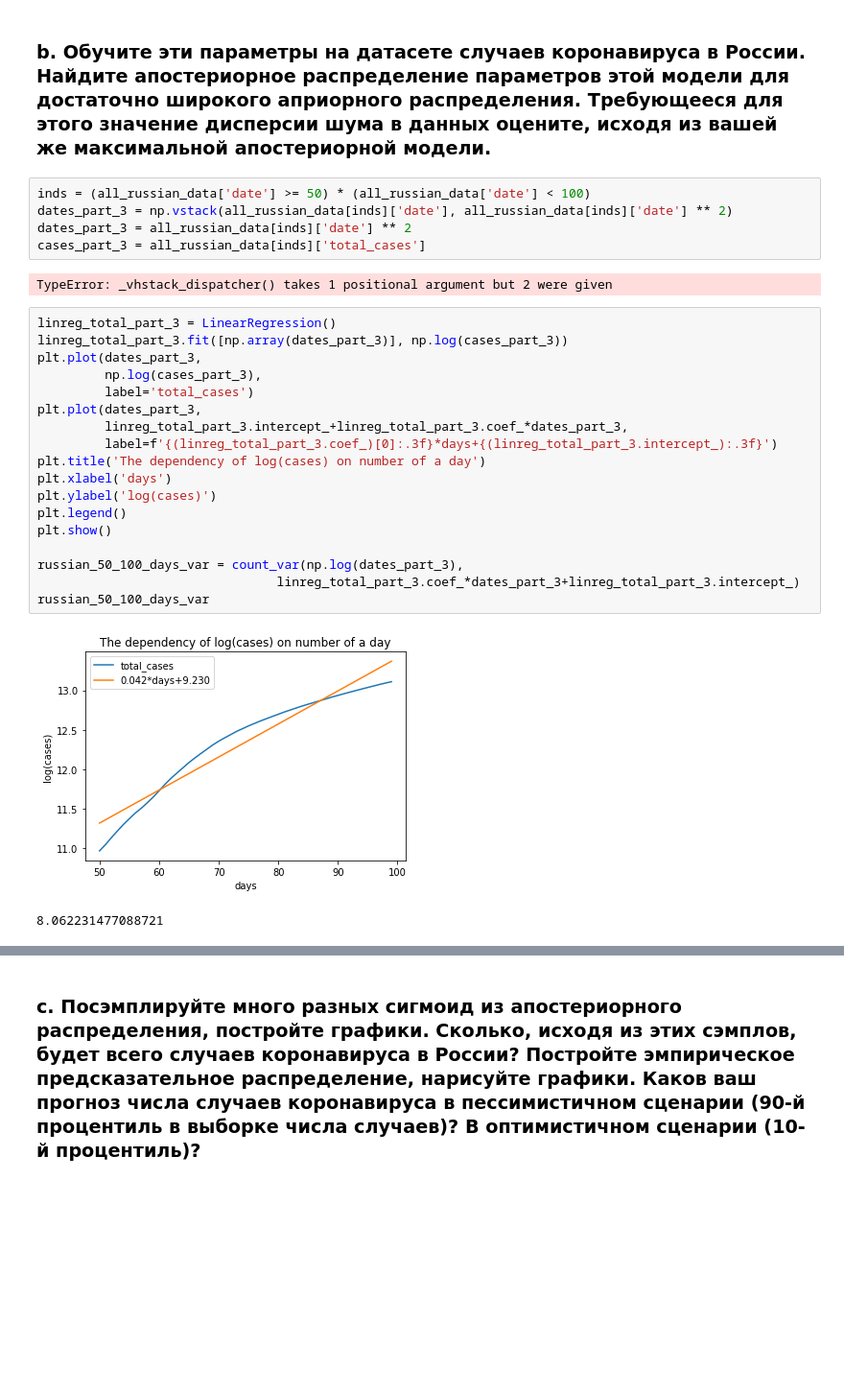
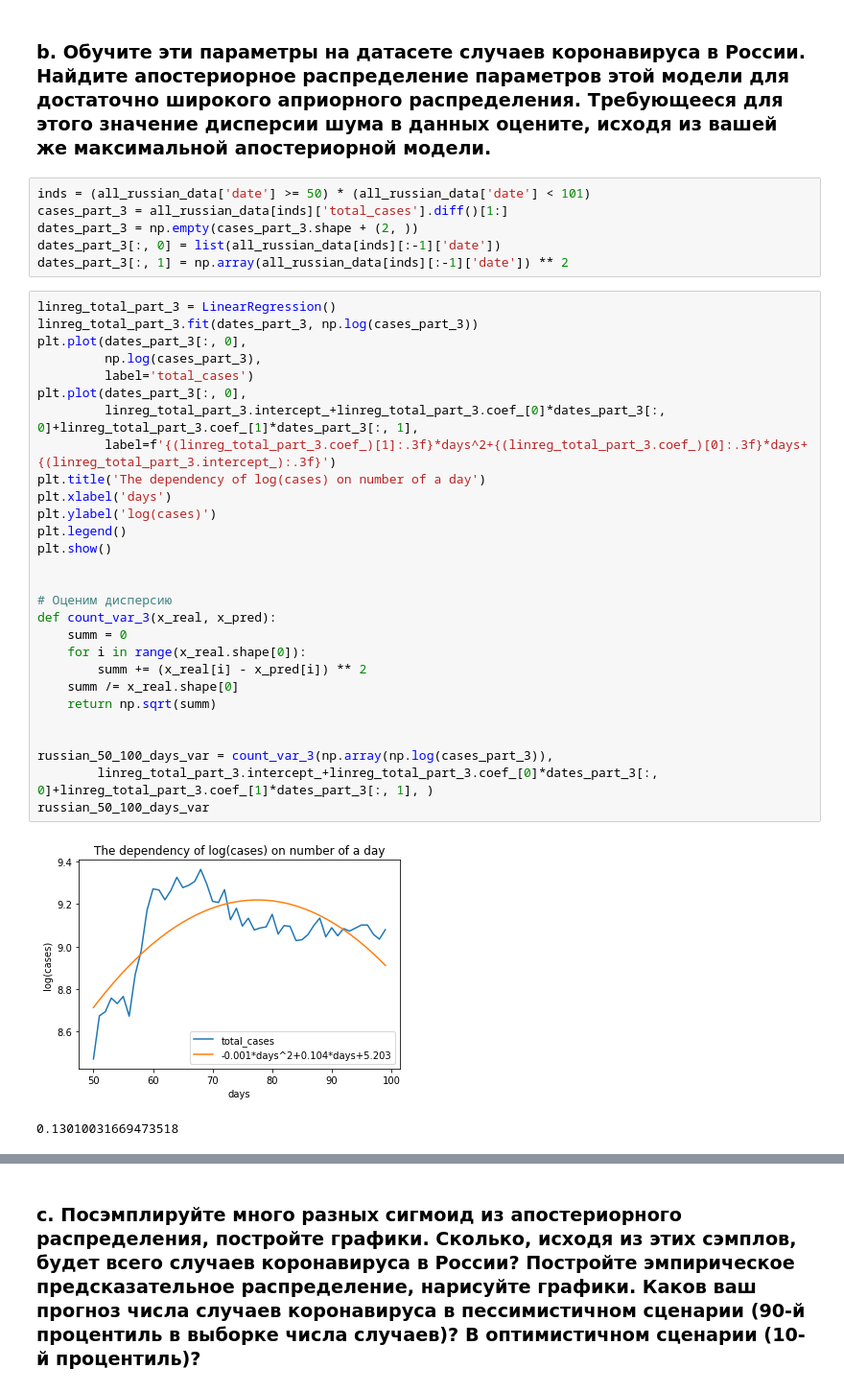
Before and after one commit to MikhailYeka/adv_ml_hws, a Jupyter notebook: HW1.ipynb, the cells around one changed output, grey strips where cells are left out. Shown: that part at 96% size. Cells and saved outputs as stored; diff of their text form; blank space fills up the shorter version.

```diff
--- a/HW1.ipynb
+++ b/HW1.ipynb
@@ -402,31 +425,40 @@ plt.show()
 Можно попробовать обучить вторую гауссоиду для последующих 50 дней (то есть в период с 50-го по 100-ый день, начиная с 03 марта).
 # %% [markdown]
 ### b. Обучите эти параметры на датасете случаев коронавируса в России. Найдите апостериорное распределение параметров этой модели для достаточно широкого априорного распределения. Требующееся для этого значение дисперсии шума в данных оцените, исходя из вашей же максимальной апостериорной модели.
-# %%
-inds = (all_russian_data['date'] >= 50) * (all_russian_data['date'] < 100)
-dates_part_3 = np.vstack(all_russian_data[inds]['date'], all_russian_data[inds]['date'] ** 2)
-dates_part_3 = all_russian_data[inds]['date'] ** 2
-cases_part_3 = all_russian_data[inds]['total_cases']
-# %% [output]
-TypeError: _vhstack_dispatcher() takes 1 positional argument but 2 were given
+# %%
+inds = (all_russian_data['date'] >= 50) * (all_russian_data['date'] < 101)
+cases_part_3 = all_russian_data[inds]['total_cases'].diff()[1:]
+dates_part_3 = np.empty(cases_part_3.shape + (2, ))
+dates_part_3[:, 0] = list(all_russian_data[inds][:-1]['date'])
+dates_part_3[:, 1] = np.array(all_russian_data[inds][:-1]['date']) ** 2
 # %%
 linreg_total_part_3 = LinearRegression()
-linreg_total_part_3.fit([np.array(dates_part_3)], np.log(cases_part_3))
-plt.plot(dates_part_3,
+linreg_total_part_3.fit(dates_part_3, np.log(cases_part_3))
+plt.plot(dates_part_3[:, 0],
          np.log(cases_part_3),
          label='total_cases')
-plt.plot(dates_part_3,
-         linreg_total_part_3.intercept_+linreg_total_part_3.coef_*dates_part_3,
-         label=f'{(linreg_total_part_3.coef_)[0]:.3f}*days+{(linreg_total_part_3.intercept_):.3f}')
+plt.plot(dates_part_3[:, 0],
+         linreg_total_part_3.intercept_+linreg_total_part_3.coef_[0]*dates_part_3[:, 0]+linreg_total_part_3.coef_[1]*dates_part_3[:, 1],
+         label=f'{(linreg_total_part_3.coef_)[1]:.3f}*days^2+{(linreg_total_part_3.coef_)[0]:.3f}*days+{(linreg_total_part_3.intercept_):.3f}')
 plt.title('The dependency of log(cases) on number of a day')
 plt.xlabel('days')
 plt.ylabel('log(cases)')
 plt.legend()
 plt.show()
 
-russian_50_100_days_var = count_var(np.log(dates_part_3),
-                                linreg_total_part_3.coef_*dates_part_3+linreg_total_part_3.intercept_)
+
+# Оценим дисперсию
+def count_var_3(x_real, x_pred):
+    summ = 0
+    for i in range(x_real.shape[0]):
+        summ += (x_real[i] - x_pred[i]) ** 2
+    summ /= x_real.shape[0]
+    return np.sqrt(summ)
+
+
+russian_50_100_days_var = count_var_3(np.array(np.log(cases_part_3)),
+        linreg_total_part_3.intercept_+linreg_total_part_3.coef_[0]*dates_part_3[:, 0]+linreg_total_part_3.coef_[1]*dates_part_3[:, 1], )
 russian_50_100_days_var
 # %% [output]
-[figure, old version]
+[figure, new version]
-8.062231477088721
+0.13010031669473518
```
Also changed, not shown: parts of 17 cells of this notebook.
